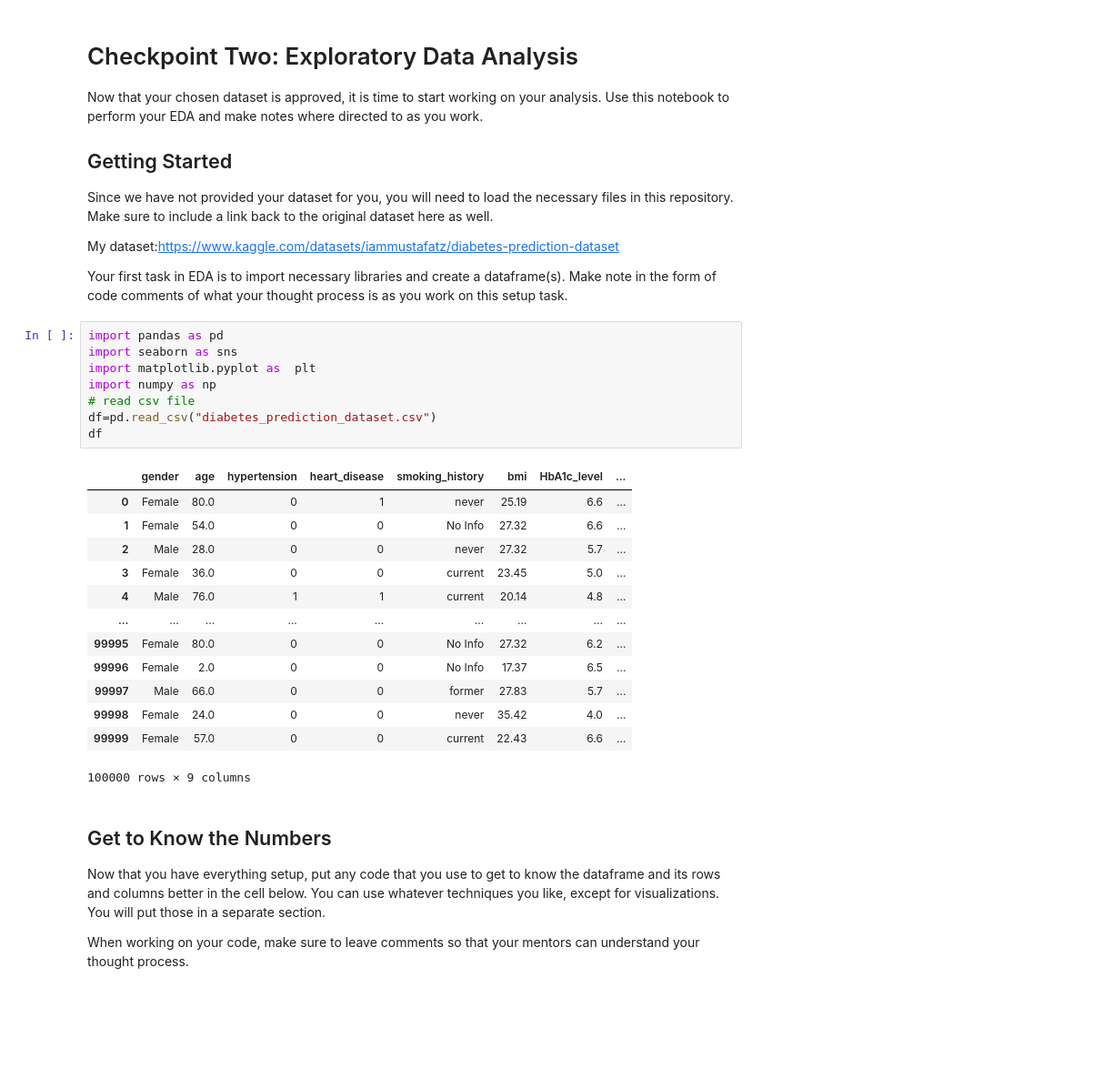
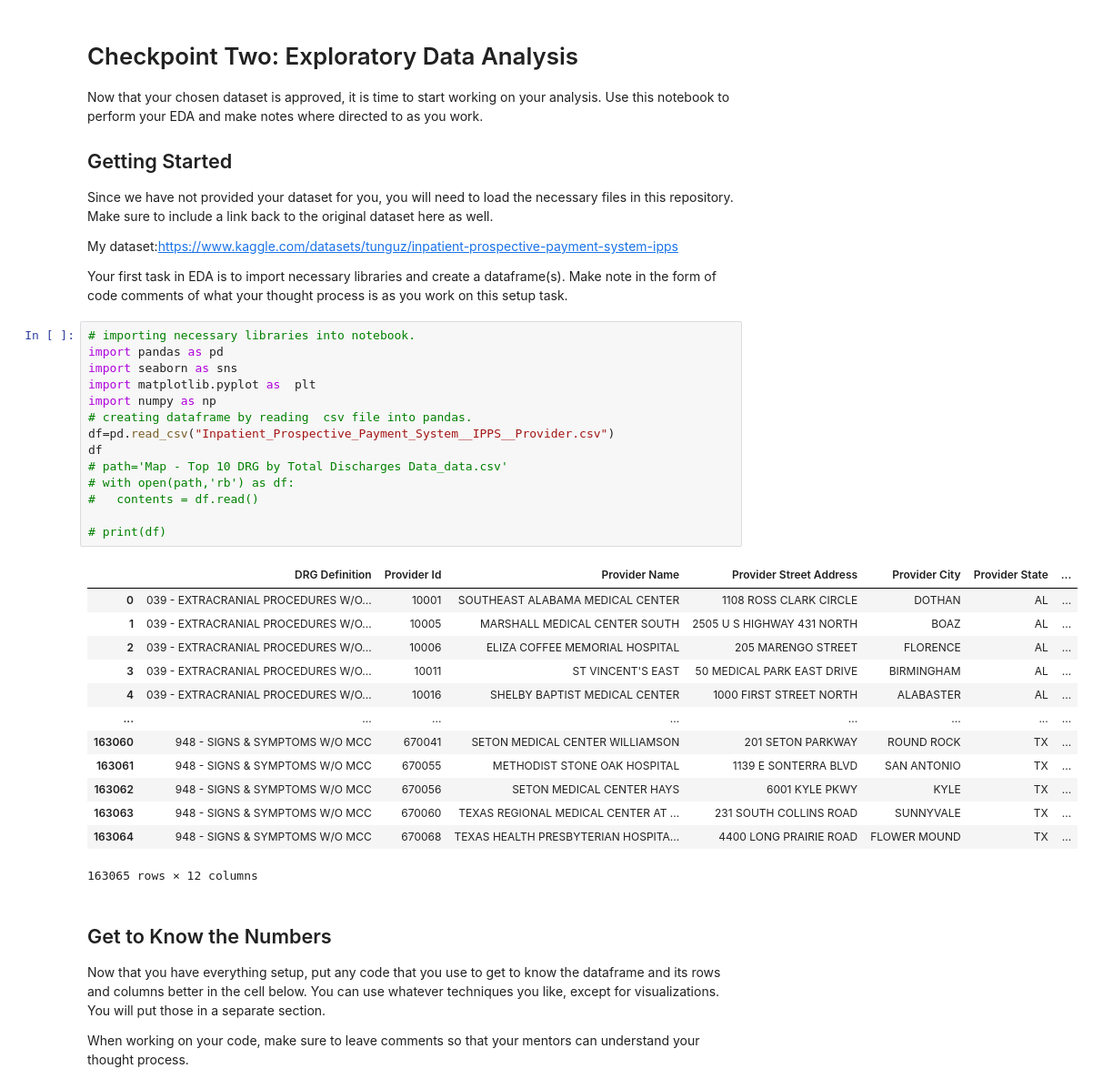
Before and after one commit to souji1991/eda-checkpoint, a Jupyter notebook: checkpoint-two.ipynb, the cells around one changed output. Shown at 91% size. Saved outputs shown, nothing was run; the diff lists cells and outputs as text; blank space fills up the shorter version.

```diff
--- a/checkpoint-two.ipynb
+++ b/checkpoint-two.ipynb
@@ -7,31 +7,37 @@ Now that your chosen dataset is approved, it is time to start working on your an
 
 Since we have not provided your dataset for you, you will need to load the necessary files in this repository. Make sure to include a link back to the original dataset here as well.
 
-My dataset:https://www.kaggle.com/datasets/iammustafatz/diabetes-prediction-dataset
+My dataset:https://www.kaggle.com/datasets/tunguz/inpatient-prospective-payment-system-ipps
 
 Your first task in EDA is to import necessary libraries and create a dataframe(s). Make note in the form of code comments of what your thought process is as you work on this setup task.
 # %%
+# importing necessary libraries into notebook.
 import pandas as pd
 import seaborn as sns
 import matplotlib.pyplot as  plt
 import numpy as np
-# read csv file
-df=pd.read_csv("diabetes_prediction_dataset.csv")
+# creating dataframe by reading  csv file into pandas.
+df=pd.read_csv("Inpatient_Prospective_Payment_System__IPPS__Provider.csv")
 df
+# path='Map - Top 10 DRG by Total Discharges Data_data.csv'
+# with open(path,'rb') as df:
+#   contents = df.read()
+
+# print(df)
 # %% [output]
-|  | gender | age | hypertension | heart_disease | smoking_history | bmi | HbA1c_level | ... |
-| 0 | Female | 80.0 | 0 | 1 | never | 25.19 | 6.6 | ... |
-| 1 | Female | 54.0 | 0 | 0 | No Info | 27.32 | 6.6 | ... |
-| 2 | Male | 28.0 | 0 | 0 | never | 27.32 | 5.7 | ... |
-| 3 | Female | 36.0 | 0 | 0 | current | 23.45 | 5.0 | ... |
-| 4 | Male | 76.0 | 1 | 1 | current | 20.14 | 4.8 | ... |
-| ... | ... | ... | ... | ... | ... | ... | ... | ... |
-| 99995 | Female | 80.0 | 0 | 0 | No Info | 27.32 | 6.2 | ... |
-| 99996 | Female | 2.0 | 0 | 0 | No Info | 17.37 | 6.5 | ... |
-| 99997 | Male | 66.0 | 0 | 0 | former | 27.83 | 5.7 | ... |
-| 99998 | Female | 24.0 | 0 | 0 | never | 35.42 | 4.0 | ... |
-| 99999 | Female | 57.0 | 0 | 0 | current | 22.43 | 6.6 | ... |
+|  | DRG Definition | Provider Id | Provider Name | Provider Street Address | Provider City | Provider State | ... |
+| 0 | 039 - EXTRACRANIAL PROCEDURES W/O... | 10001 | SOUTHEAST ALABAMA MEDICAL CENTER | 1108 ROSS CLARK CIRCLE | DOTHAN | AL | ... |
+| 1 | 039 - EXTRACRANIAL PROCEDURES W/O... | 10005 | MARSHALL MEDICAL CENTER SOUTH | 2505 U S HIGHWAY 431 NORTH | BOAZ | AL | ... |
+| 2 | 039 - EXTRACRANIAL PROCEDURES W/O... | 10006 | ELIZA COFFEE MEMORIAL HOSPITAL | 205 MARENGO STREET | FLORENCE | AL | ... |
+| 3 | 039 - EXTRACRANIAL PROCEDURES W/O... | 10011 | ST VINCENT'S EAST | 50 MEDICAL PARK EAST DRIVE | BIRMINGHAM | AL | ... |
+| 4 | 039 - EXTRACRANIAL PROCEDURES W/O... | 10016 | SHELBY BAPTIST MEDICAL CENTER | 1000 FIRST STREET NORTH | ALABASTER | AL | ... |
+| ... | ... | ... | ... | ... | ... | ... | ... |
+| 163060 | 948 - SIGNS & SYMPTOMS W/O MCC | 670041 | SETON MEDICAL CENTER WILLIAMSON | 201 SETON PARKWAY | ROUND ROCK | TX | ... |
+| 163061 | 948 - SIGNS & SYMPTOMS W/O MCC | 670055 | METHODIST STONE OAK HOSPITAL | 1139 E SONTERRA BLVD | SAN ANTONIO | TX | ... |
+| 163062 | 948 - SIGNS & SYMPTOMS W/O MCC | 670056 | SETON MEDICAL CENTER HAYS | 6001 KYLE PKWY | KYLE | TX | ... |
+| 163063 | 948 - SIGNS & SYMPTOMS W/O MCC | 670060 | TEXAS REGIONAL MEDICAL CENTER AT ... | 231 SOUTH COLLINS ROAD | SUNNYVALE | TX | ... |
+| 163064 | 948 - SIGNS & SYMPTOMS W/O MCC | 670068 | TEXAS HEALTH PRESBYTERIAN HOSPITA... | 4400 LONG PRAIRIE ROAD | FLOWER MOUND | TX | ... |
-100000 rows × 9 columns
+163065 rows × 12 columns
 # %% [markdown]
 ## Get to Know the Numbers
 
```
Also changed, not shown: parts of 27 cells of this notebook, 4 other files.
